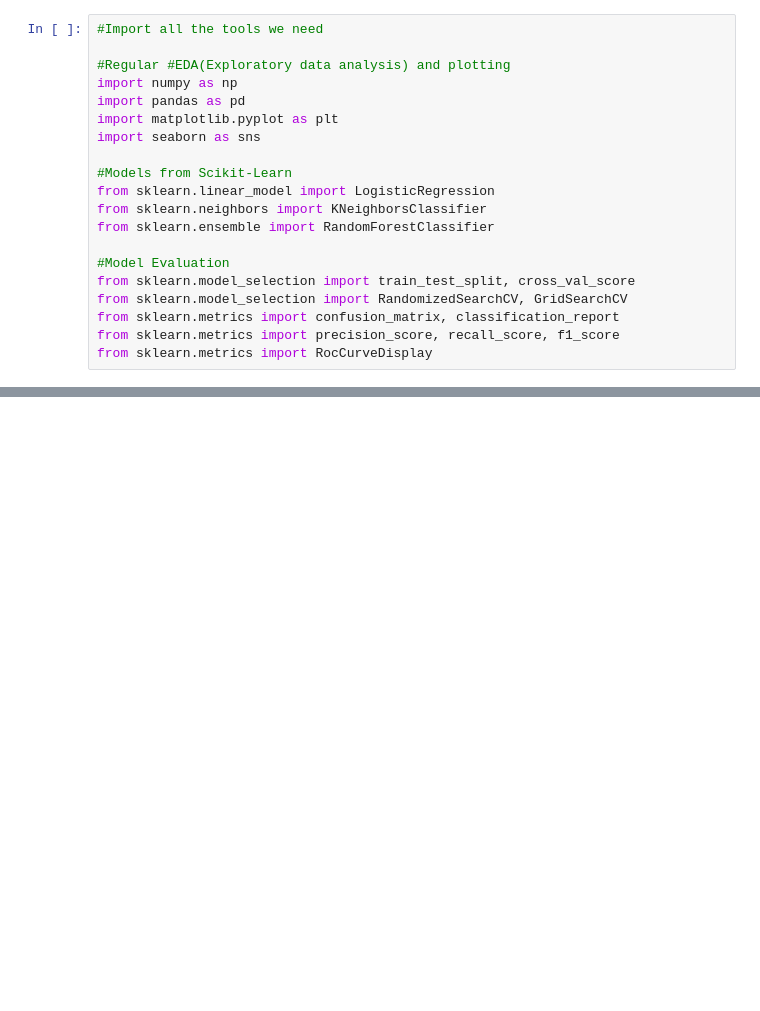
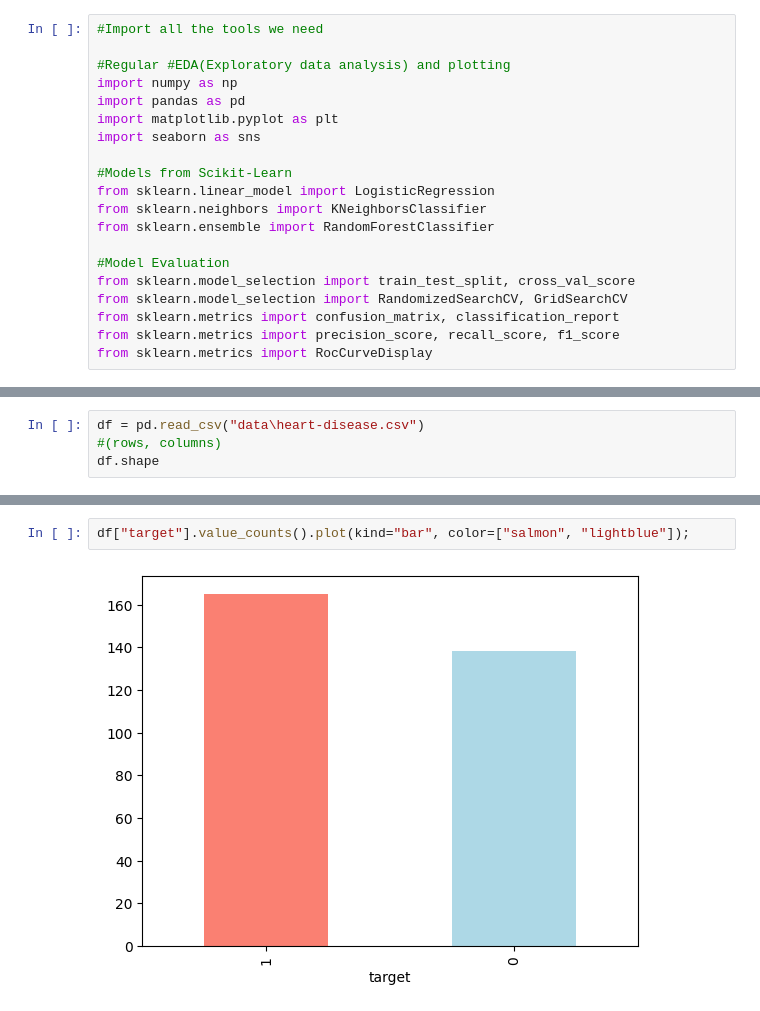
Before and after one commit to NikhilShetty-45/heart_disease_ml_project, a Jupyter notebook: end-to-end-heart-disease-classification.ipynb, the cells around one changed output, grey strips where cells are left out. Drawn from its saved outputs; the diff is of its cells as text; blank space fills up the shorter version.

Commit message:
Exploring data and finding pattern

```diff
--- a/end-to-end-heart-disease-classification.ipynb
+++ b/end-to-end-heart-disease-classification.ipynb
@@ -93,0 +96,4 @@ from sklearn.metrics import RocCurveDisplay
+# %%
+df = pd.read_csv("data\heart-disease.csv")
+#(rows, columns)
+df.shape
@@ -93,0 +136,4 @@ from sklearn.metrics import RocCurveDisplay
+# %%
+df["target"].value_counts().plot(kind="bar", color=["salmon", "lightblue"]);
+# %% [output]
+[figure, added]
```
Also changed, not shown: parts of 18 cells of this notebook.
